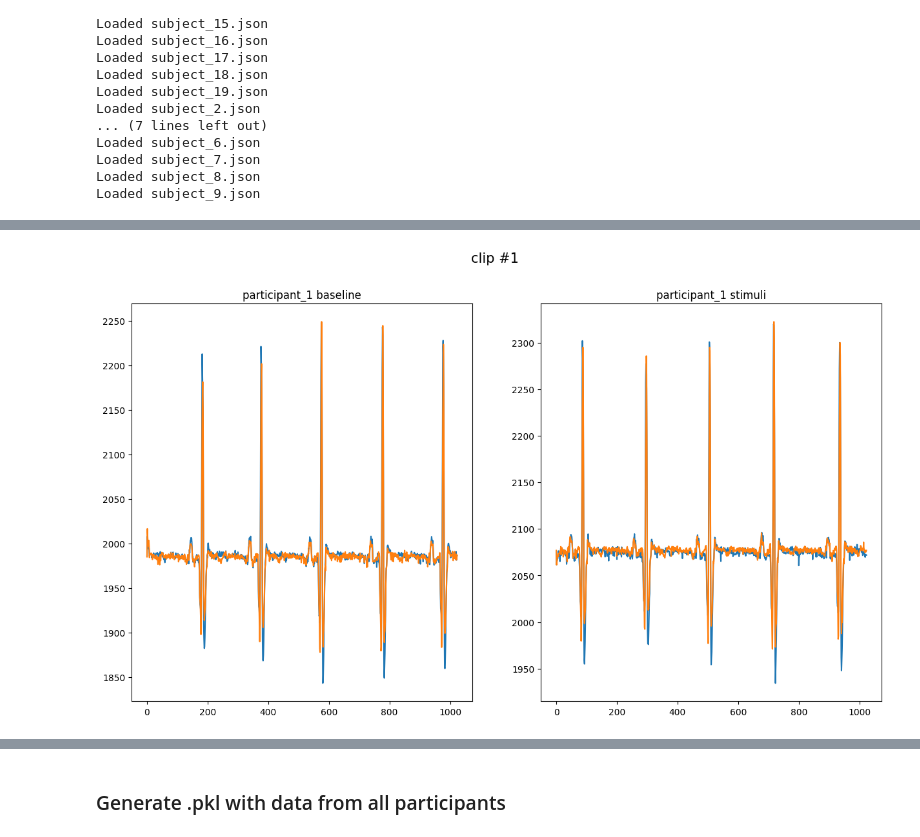
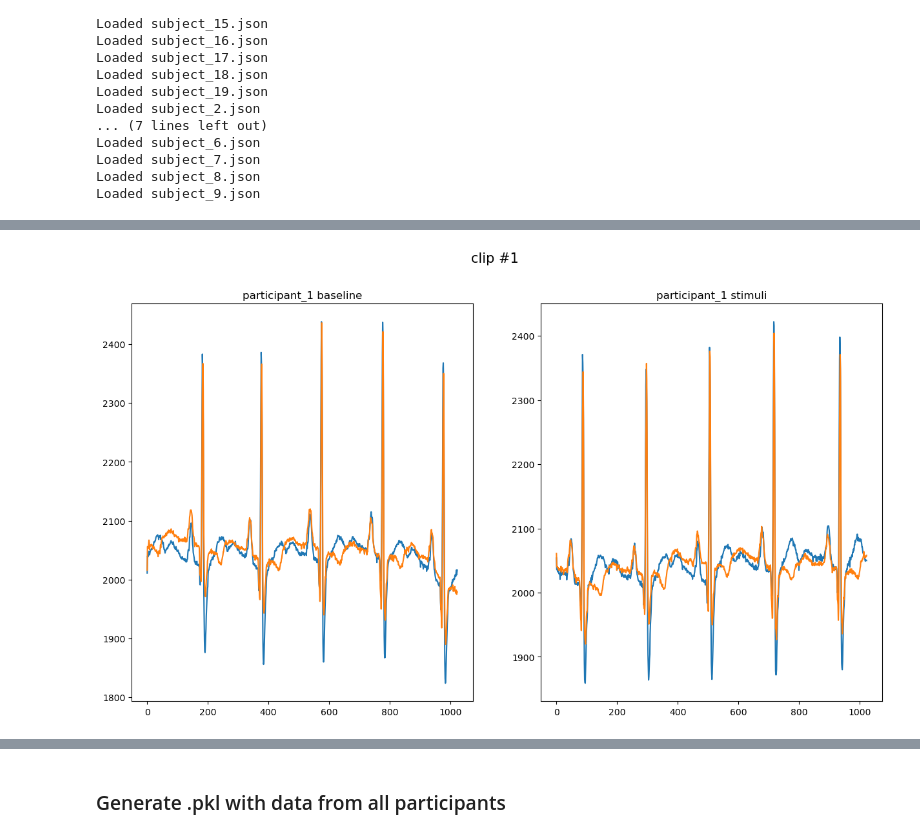
Before and after one commit to esola-thomas/EE502_Dreamer, a Jupyter notebook: DREAMER/Jupyter/old/Plot_Raw.ipynb, the cells around one changed output, grey strips where cells are left out. Cells and saved outputs as stored; diff of their text form; code cells hidden in the pictures.

```diff
--- a/DREAMER/Jupyter/old/Plot_Raw.ipynb
+++ b/DREAMER/Jupyter/old/Plot_Raw.ipynb
@@ -105,6 +85,6 @@ data_dir['participant_1']['ECG']['baseline'][1]
 # %%
 for i in range(1,2):
-        plot_raw_filtered(1, i)
+        plot_raw(1, i)
 #matplotlib.pyplot.close()
 # %% [output]
-[figure, old version]
+[figure, new version]
```
Also changed, not shown: parts of 7 cells of this notebook, 5 other files.
